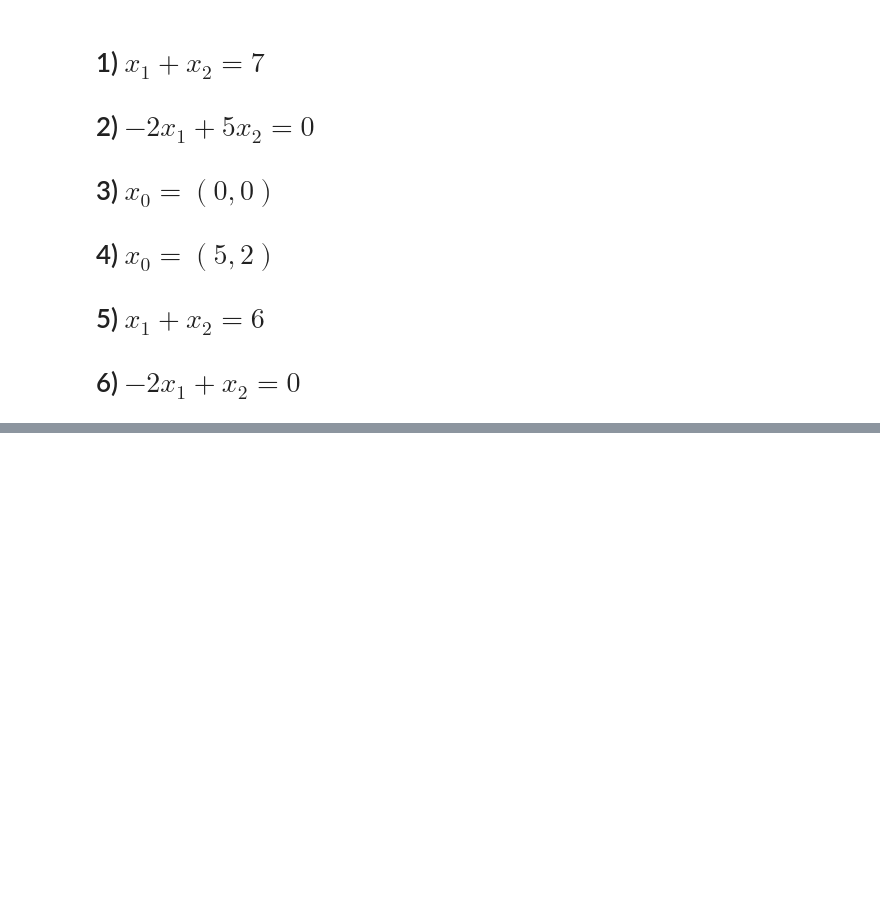
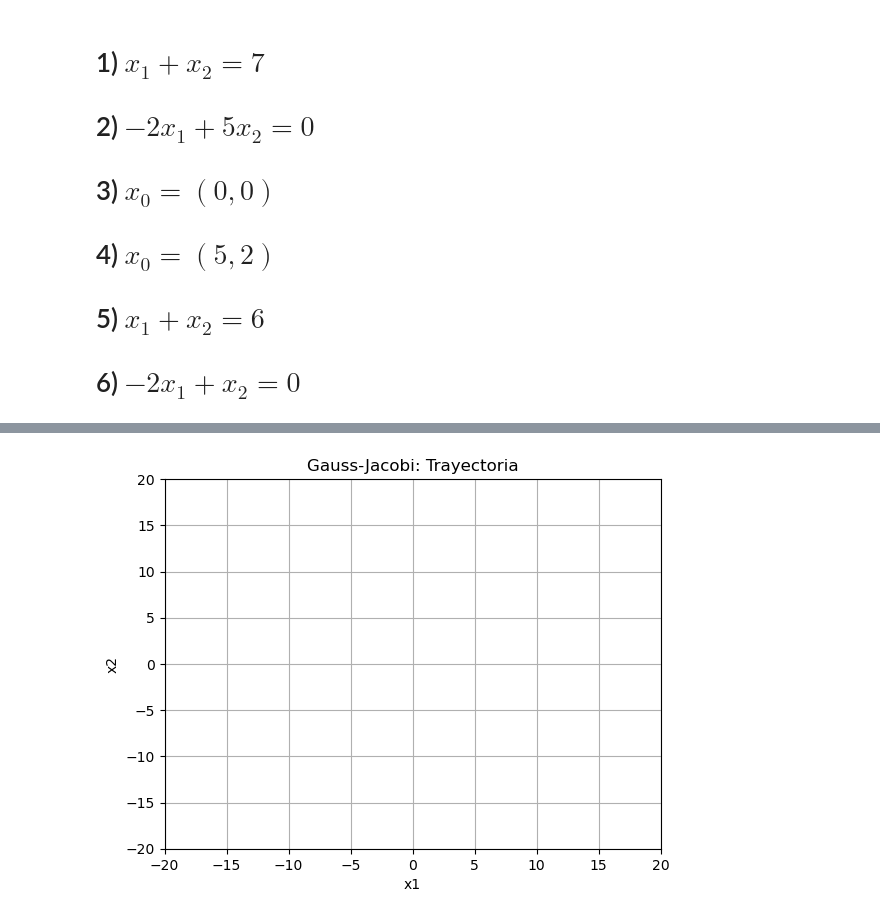
Before and after one commit to kurereishu/-Taller-2b-M-todos-iterativos, a Jupyter notebook: Taller_2B.ipynb, the cells around one changed output, grey strips where cells are left out. Drawn from its saved outputs; the diff is of its cells as text; code cells hidden in the pictures; blank space fills up the shorter version.

```diff
--- a/Taller_2B.ipynb
+++ b/Taller_2B.ipynb
@@ -74,0 +58,15 @@ plt.show()
+# %%
+# Sistema de ecuaciones
+A = np.array([[1, 1], [-2, 5]], dtype=float)
+b = np.array([[7], [0]], dtype=float)
+
+# Condición inicial (cambia para probar divergencia)
+x0 = np.array([[10.0], [-5.0]])
+
+# Parámetros del método
+tol = 1e-5
+max_iter = 30
+
+# Ejecutar el método
+sol, tray = gauss_jacobi(A=A, b=b, x0=x0, tol=tol, max_iter=max_iter)
+tray = np.array(tray).squeeze()  # (n_iter, 2)
@@ -74,0 +91,25 @@ plt.show()
+# %%
+# Preparar animación
+fig, ax = plt.subplots()
+line, = ax.plot([], [], 'o-', lw=2)
+ax.set_xlim(-20, 20)
+ax.set_ylim(-20, 20)
+ax.set_title("Gauss-Jacobi: Trayectoria")
+ax.set_xlabel("x1")
+ax.set_ylabel("x2")
+ax.grid()
+
+def init():
+    line.set_data([], [])
+    return line,
+
+def update(i):
+    line.set_data(tray[:i+1, 0], tray[:i+1, 1])
+    return line,
+
+ani = animation.FuncAnimation(fig, update, frames=len(tray),
+                              init_func=init, blit=True, interval=600, repeat=False)
+
+plt.show()
+# %% [output]
+[figure, added]
```
Also changed, not shown: parts of 4 cells of this notebook.
